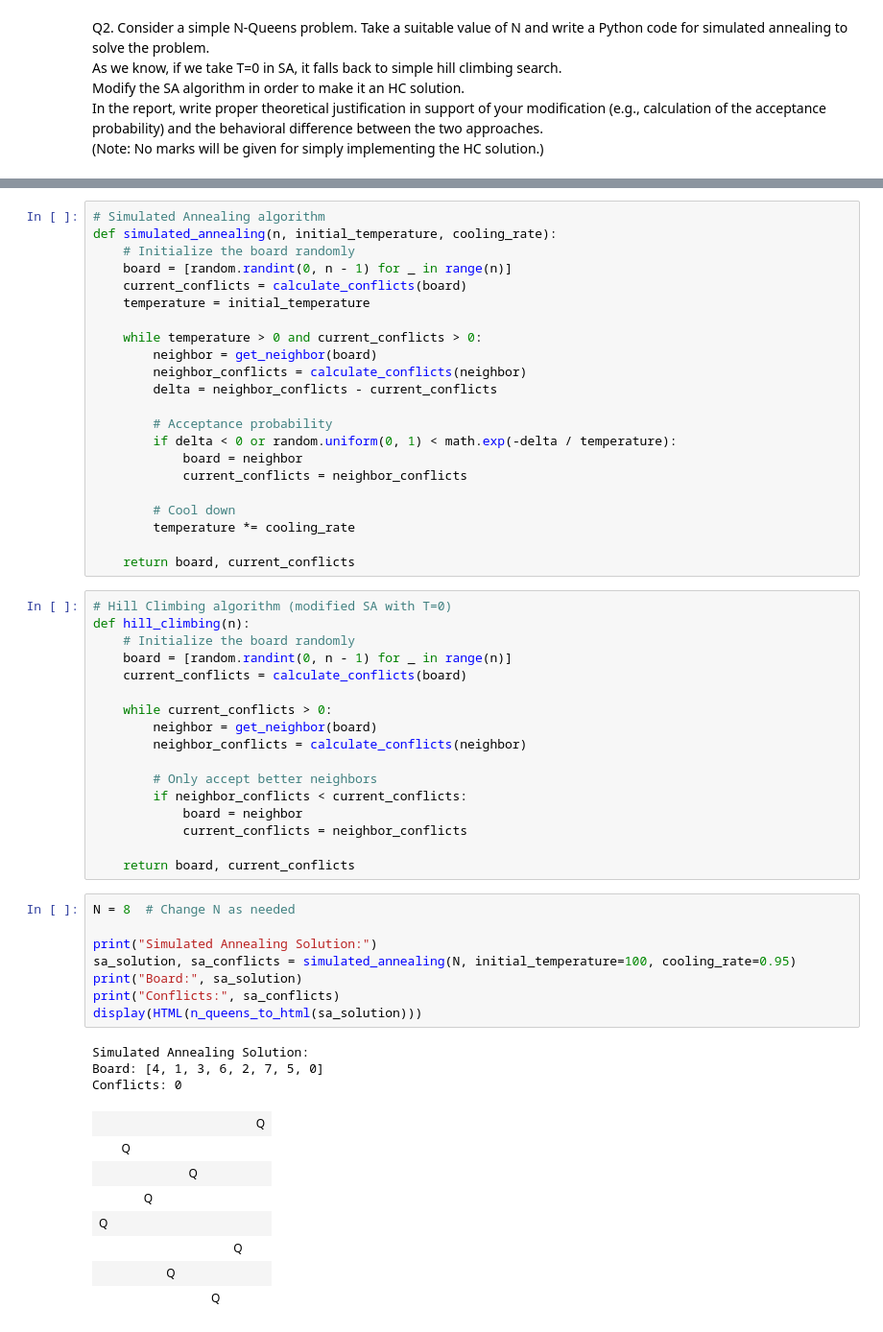
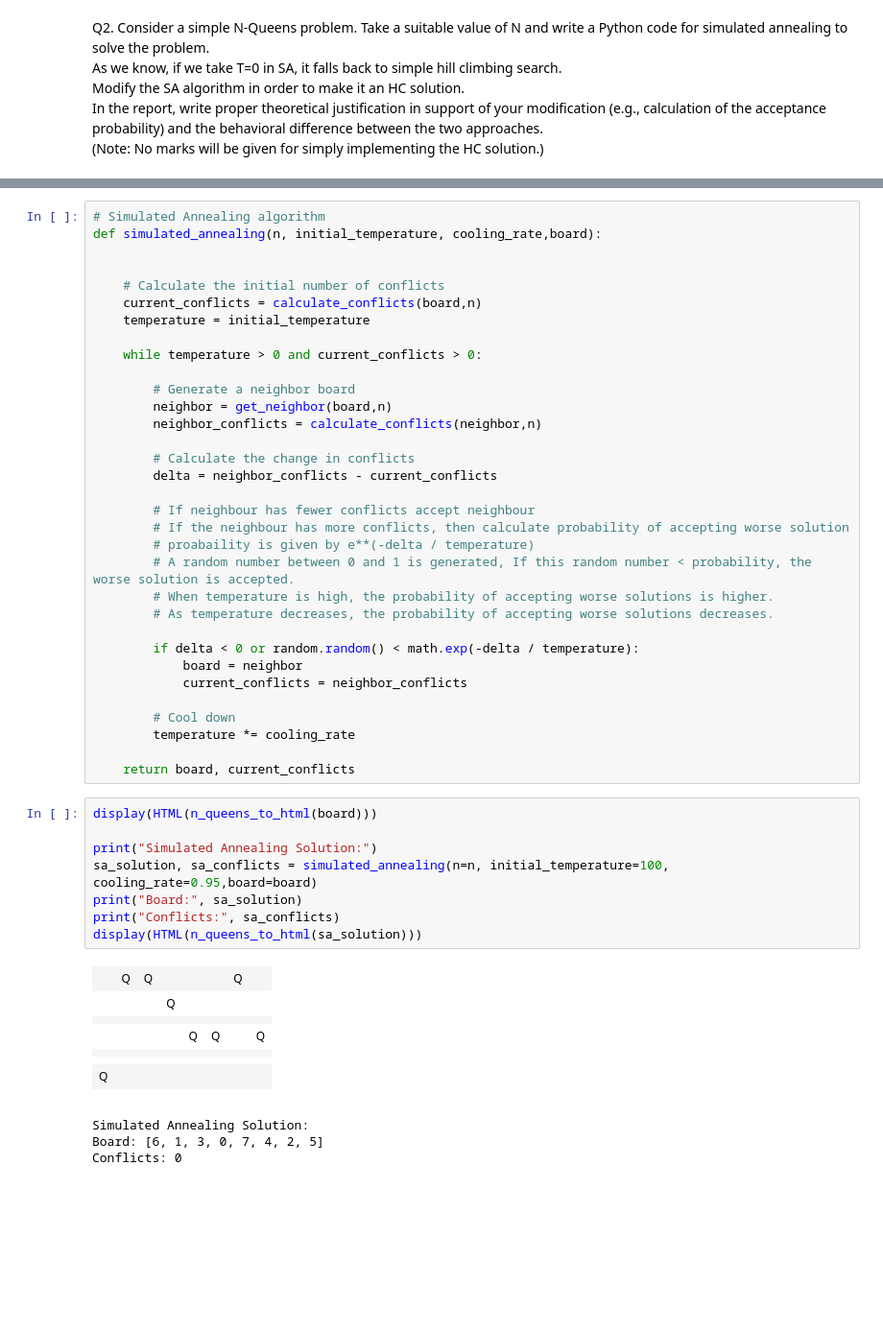
Before and after one commit to as3091/IITJ, a Jupyter notebook: AI/AI_Assign_2/N_Queens/N_Queens.ipynb, the cells around one changed output, grey strips where cells are left out. Shown at 96% size. Saved outputs shown, nothing was run; the diff lists cells and outputs as text; blank space fills up the shorter version.

Commit message:
20250417_065922 getting the simulated annealing right

```diff
--- a/AI/AI_Assign_2/N_Queens/N_Queens.ipynb
+++ b/AI/AI_Assign_2/N_Queens/N_Queens.ipynb
@@ -84,18 +216,29 @@ def get_neighbor(board):
 # %%
 # Simulated Annealing algorithm
-def simulated_annealing(n, initial_temperature, cooling_rate):
-    # Initialize the board randomly
-    board = [random.randint(0, n - 1) for _ in range(n)]
-    current_conflicts = calculate_conflicts(board)
+def simulated_annealing(n, initial_temperature, cooling_rate,board):
+
+
+    # Calculate the initial number of conflicts
+    current_conflicts = calculate_conflicts(board,n)
     temperature = initial_temperature
 
     while temperature > 0 and current_conflicts > 0:
-        neighbor = get_neighbor(board)
-        neighbor_conflicts = calculate_conflicts(neighbor)
+
+        # Generate a neighbor board
+        neighbor = get_neighbor(board,n)
+        neighbor_conflicts = calculate_conflicts(neighbor,n)
+
+        # Calculate the change in conflicts
         delta = neighbor_conflicts - current_conflicts
 
-        # Acceptance probability
-        if delta < 0 or random.uniform(0, 1) < math.exp(-delta / temperature):
+        # If neighbour has fewer conflicts accept neighbour
+        # If the neighbour has more conflicts, then calculate probability of accepting worse solution
+        # proabaility is given by e**(-delta / temperature)
+        # A random number between 0 and 1 is generated, If this random number < probability, the worse solution is accepted.
+        # When temperature is high, the probability of accepting worse solutions is higher.
+        # As temperature decreases, the probability of accepting worse solutions decreases.
+
+        if delta < 0 or random.random() < math.exp(-delta / temperature):
             board = neighbor
             current_conflicts = neighbor_conflicts
 
@@ -103,40 +246,23 @@ def simulated_annealing(n, initial_temperature, cooling_rate):
         temperature *= cooling_rate
 
     return board, current_conflicts
-# %%
-# Hill Climbing algorithm (modified SA with T=0)
-def hill_climbing(n):
-    # Initialize the board randomly
-    board = [random.randint(0, n - 1) for _ in range(n)]
-    current_conflicts = calculate_conflicts(board)
-
-    while current_conflicts > 0:
-        neighbor = get_neighbor(board)
-        neighbor_conflicts = calculate_conflicts(neighbor)
-
-        # Only accept better neighbors
-        if neighbor_conflicts < current_conflicts:
-            board = neighbor
-            current_conflicts = neighbor_conflicts
-
-    return board, current_conflicts
 # %%
-N = 8  # Change N as needed
+display(HTML(n_queens_to_html(board)))
 
 print("Simulated Annealing Solution:")
-sa_solution, sa_conflicts = simulated_annealing(N, initial_temperature=100, cooling_rate=0.95)
+sa_solution, sa_conflicts = simulated_annealing(n=n, initial_temperature=100, cooling_rate=0.95,board=board)
 print("Board:", sa_solution)
 print("Conflicts:", sa_conflicts)
 display(HTML(n_queens_to_html(sa_solution)))
 # %% [output]
+|  | Q | Q |  |  |  | Q |  |
+|  |  |  | Q |  |  |  |  |
+|  |  |  |  |  |  |  |  |
+|  |  |  |  | Q | Q |  | Q |
+|  |  |  |  |  |  |  |  |
+|  |  |  |  |  |  |  |  |
+| Q |  |  |  |  |  |  |  |
+|  |  |  |  |  |  |  |  |
 Simulated Annealing Solution:
-Board: [4, 1, 3, 6, 2, 7, 5, 0]
+Board: [6, 1, 3, 0, 7, 4, 2, 5]
 Conflicts: 0
-|  |  |  |  |  |  |  | Q |
-|  | Q |  |  |  |  |  |  |
-|  |  |  |  | Q |  |  |  |
-|  |  | Q |  |  |  |  |  |
-| Q |  |  |  |  |  |  |  |
-|  |  |  |  |  |  | Q |  |
-|  |  |  | Q |  |  |  |  |
-|  |  |  |  |  | Q |  |  |
```
Also changed, not shown: parts of 19 cells of this notebook.
